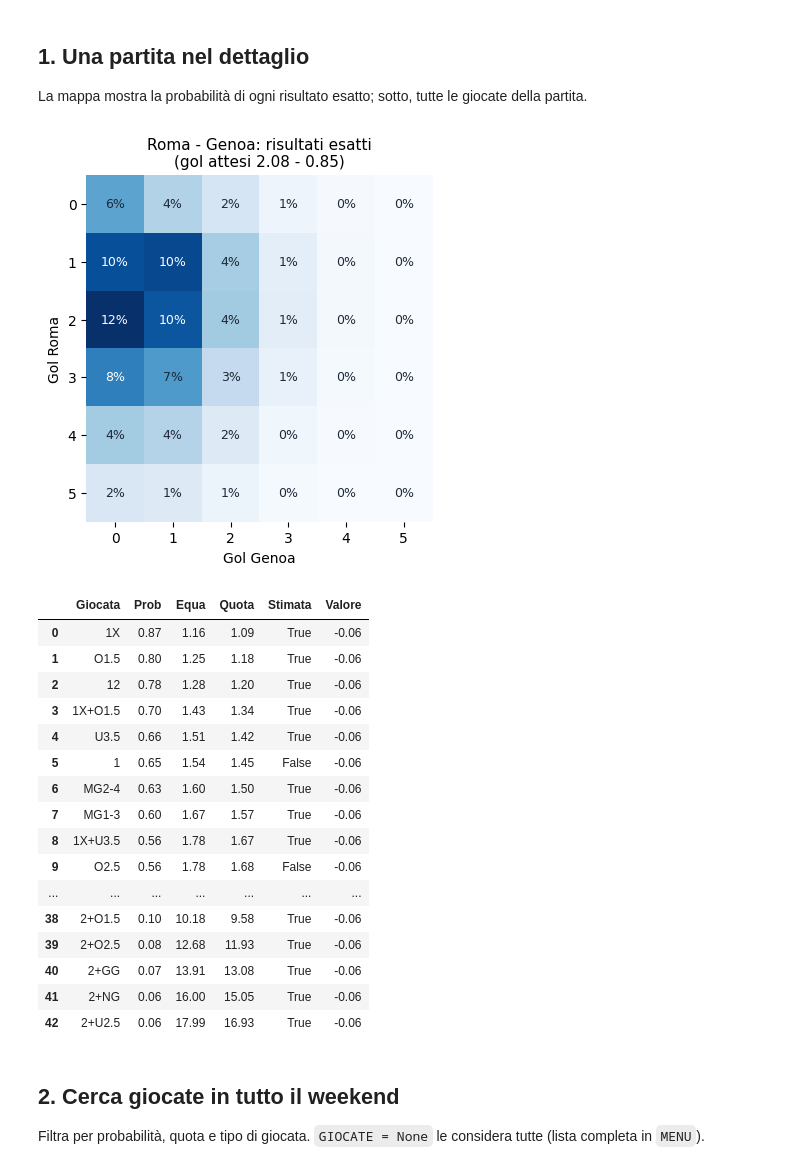
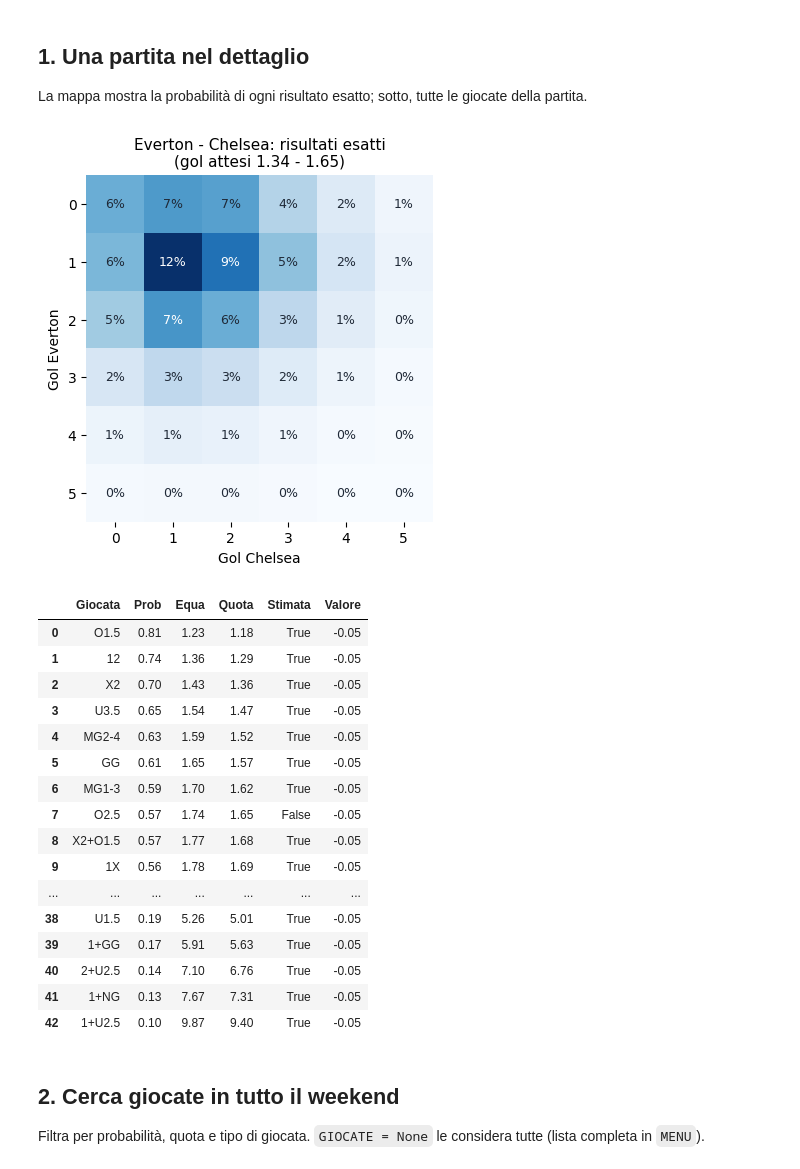
Before and after one commit to khlavkalash31/football-bets, a Jupyter notebook: analisi.ipynb, the cells around one changed output. Drawn from its saved outputs; the diff is of its cells as text; code cells hidden in the pictures.

```diff
--- a/analisi.ipynb
+++ b/analisi.ipynb
@@ -56,44 +56,44 @@ Weekend 2026-10-16: 49 partite, 2107 giocate valutate
 
 La mappa mostra la probabilità di ogni risultato esatto; sotto, tutte le giocate della partita.
 # %%
-PARTITA = "roma"  # parte del nome di una squadra
+PARTITA = None  # parte del nome di una squadra, es. "roma - genoa"; None = la prima partita
 
-m = find_match(matches, PARTITA)
+m = find_match(matches, PARTITA) if PARTITA else matches.iloc[0]
 P = score_grid(m["lam"], m["mu"])[:6, :6]
 
 fig, ax = plt.subplots(figsize=(5.5, 4.5))
 ax.imshow(P, cmap="Blues")
 for i in range(6):
     for j in range(6):
         ax.text(j, i, f"{P[i, j]:.0%}", ha="center", va="center", fontsize=9,
                 color="white" if P[i, j] > P.max() * 0.6 else "#1f2937")
 ax.set_xlabel(f"Gol {m['AwayTeam']}")
 ax.set_ylabel(f"Gol {m['HomeTeam']}")
 ax.set_title(f"{m['Partita']}: risultati esatti\n(gol attesi {m['lam']:.2f} - {m['mu']:.2f})", fontsize=11)
 for s in ax.spines.values():
     s.set_visible(False)
 plt.show()
 
 market_menu(m).sort_values("Prob", ascending=False).reset_index(drop=True)
 # %% [output]
-[figure, old version]
+[figure, new version]
 |  | Giocata | Prob | Equa | Quota | Stimata | Valore |
-| 0 | 1X | 0.87 | 1.16 | 1.09 | True | -0.06 |
-| 1 | O1.5 | 0.80 | 1.25 | 1.18 | True | -0.06 |
-| 2 | 12 | 0.78 | 1.28 | 1.20 | True | -0.06 |
-| 3 | 1X+O1.5 | 0.70 | 1.43 | 1.34 | True | -0.06 |
-| 4 | U3.5 | 0.66 | 1.51 | 1.42 | True | -0.06 |
-| 5 | 1 | 0.65 | 1.54 | 1.45 | False | -0.06 |
-| 6 | MG2-4 | 0.63 | 1.60 | 1.50 | True | -0.06 |
-| 7 | MG1-3 | 0.60 | 1.67 | 1.57 | True | -0.06 |
-| 8 | 1X+U3.5 | 0.56 | 1.78 | 1.67 | True | -0.06 |
-| 9 | O2.5 | 0.56 | 1.78 | 1.68 | False | -0.06 |
+| 0 | O1.5 | 0.81 | 1.23 | 1.18 | True | -0.05 |
+| 1 | 12 | 0.74 | 1.36 | 1.29 | True | -0.05 |
+| 2 | X2 | 0.70 | 1.43 | 1.36 | True | -0.05 |
+| 3 | U3.5 | 0.65 | 1.54 | 1.47 | True | -0.05 |
+| 4 | MG2-4 | 0.63 | 1.59 | 1.52 | True | -0.05 |
+| 5 | GG | 0.61 | 1.65 | 1.57 | True | -0.05 |
+| 6 | MG1-3 | 0.59 | 1.70 | 1.62 | True | -0.05 |
+| 7 | O2.5 | 0.57 | 1.74 | 1.65 | False | -0.05 |
+| 8 | X2+O1.5 | 0.57 | 1.77 | 1.68 | True | -0.05 |
+| 9 | 1X | 0.56 | 1.78 | 1.69 | True | -0.05 |
 | ... | ... | ... | ... | ... | ... | ... |
-| 38 | 2+O1.5 | 0.10 | 10.18 | 9.58 | True | -0.06 |
-| 39 | 2+O2.5 | 0.08 | 12.68 | 11.93 | True | -0.06 |
-| 40 | 2+GG | 0.07 | 13.91 | 13.08 | True | -0.06 |
-| 41 | 2+NG | 0.06 | 16.00 | 15.05 | True | -0.06 |
-| 42 | 2+U2.5 | 0.06 | 17.99 | 16.93 | True | -0.06 |
+| 38 | U1.5 | 0.19 | 5.26 | 5.01 | True | -0.05 |
+| 39 | 1+GG | 0.17 | 5.91 | 5.63 | True | -0.05 |
+| 40 | 2+U2.5 | 0.14 | 7.10 | 6.76 | True | -0.05 |
+| 41 | 1+NG | 0.13 | 7.67 | 7.31 | True | -0.05 |
+| 42 | 1+U2.5 | 0.10 | 9.87 | 9.40 | True | -0.05 |
 # %% [markdown]
 ## 2. Cerca giocate in tutto il weekend
 
```
Also changed, not shown: parts of 5 cells of this notebook, 3 other files.
